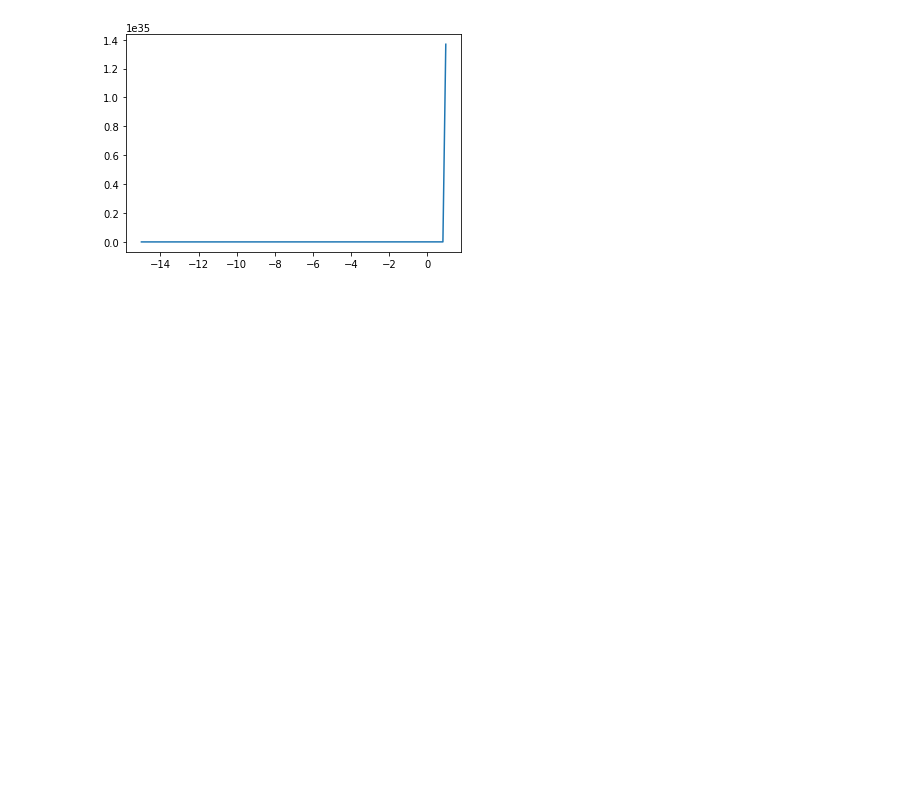
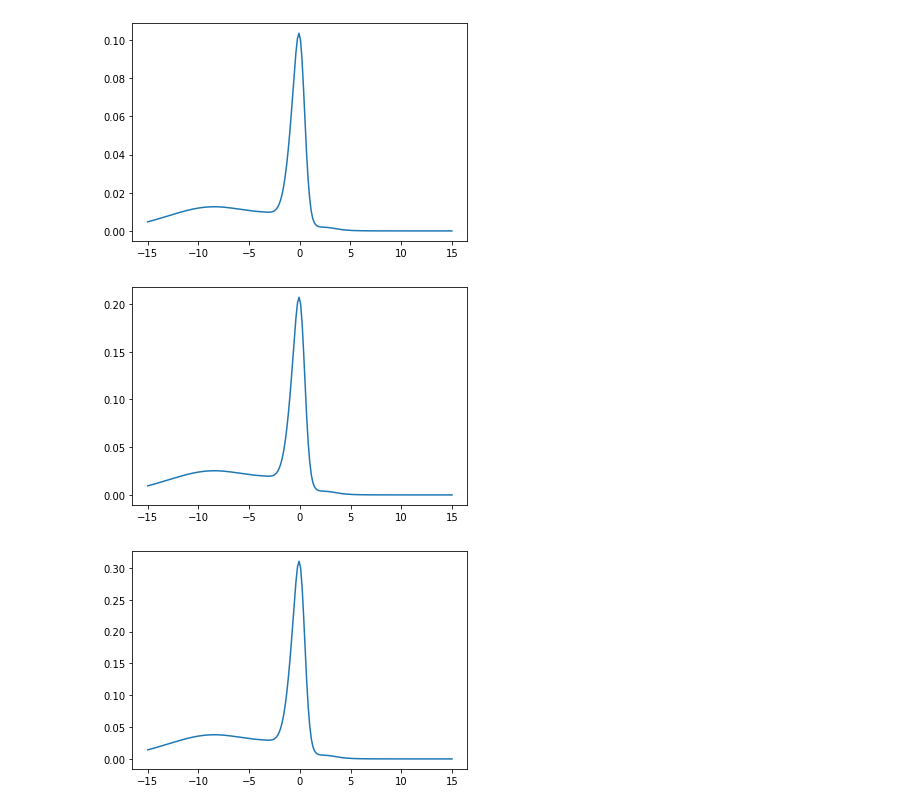
Before and after one commit to ElouanARGOUARCH/SBI, a Jupyter notebook: MALA_MCMC.ipynb, the cells around one changed output. Saved outputs shown, nothing was run; the diff lists cells and outputs as text; code cells hidden in the pictures; blank space fills up the shorter version.

```diff
--- a/MALA_MCMC.ipynb
+++ b/MALA_MCMC.ipynb
@@ -15,6 +12,6 @@ plt.show()
 # %%
 from models import NDRE
-structure = [20,20]
+structure = [10,10]
 # %%
 from prettytable import PrettyTable
 
@@ -106,4 +55,0 @@ plt.plot(linspace, torch.exp(model_train.log_density(linspace.unsqueeze(-1))).de
-# %%
-from posterior_sampler import MALA
-mala_sampler = MALA(compute_log_p_phi_D, 2,number_param,x0 = phi_0.unsqueeze(0))
-samples = mala_sampler.sample(100,0)
@@ -109,0 +78,5 @@ samples = mala_sampler.sample(100,0)
+# %%
+from sequential_sampler import SMCSampler1
+smc = SMCSampler1(target_log_densities, phi0, w0)
+smc.sample()
+samples = smc.particles[-1]
@@ -109,0 +85,24 @@ samples = mala_sampler.sample(100,0)
+# %%
+def from_phi_to_model(phi):
+    model = NDRE(data, structure)
+    current = 0
+    for name, param in model.state_dict().items():
+        num_element = param.numel()
+        param_to_set = phi[current:current+num_element].reshape(param.shape)
+        current += num_element
+        param.copy_(param_to_set)
+    return model
+
+def from_model_to_phi(model):
+    phi = list([])
+    for name, param in model.state_dict().items():
+        phi+=(list(param.flatten()))
+    return torch.stack(phi, dim=-1)
+
+model = from_phi_to_model(samples[0])
+linspace = torch.linspace(-15.,15., 200)
+plt.plot(linspace, torch.exp(model.log_density(linspace.unsqueeze(-1))).detach().numpy())
+phi_0_prime = from_model_to_phi(model)
+model_prime = from_phi_to_model(phi_0_prime)
+linspace = torch.linspace(-15.,15., 200)
+plt.plot(linspace, torch.exp(model_prime.log_density(linspace.unsqueeze(-1))).detach().numpy())
@@ -110,13 +112,14 @@ samples = mala_sampler.sample(100,0)
 # %%
 from IPython.display import clear_output
 linspace = torch.linspace(-15.,15., 200)
 sum_density = torch.zeros(200)
 for i in range(3):
-    clear_output(wait=True)
     plt.figure()
     model = from_phi_to_model(samples[i])
     sum_density = sum_density + torch.exp(model.log_density(linspace.unsqueeze(-1)))
     plt.plot(linspace, sum_density.detach().numpy())
     plt.show()
 # %% [output]
-[figure, old version]
+[figure, new version]
+[figure, added]
+[figure, added]
```
Also changed, not shown: parts of 10 cells of this notebook, 3 other files.
